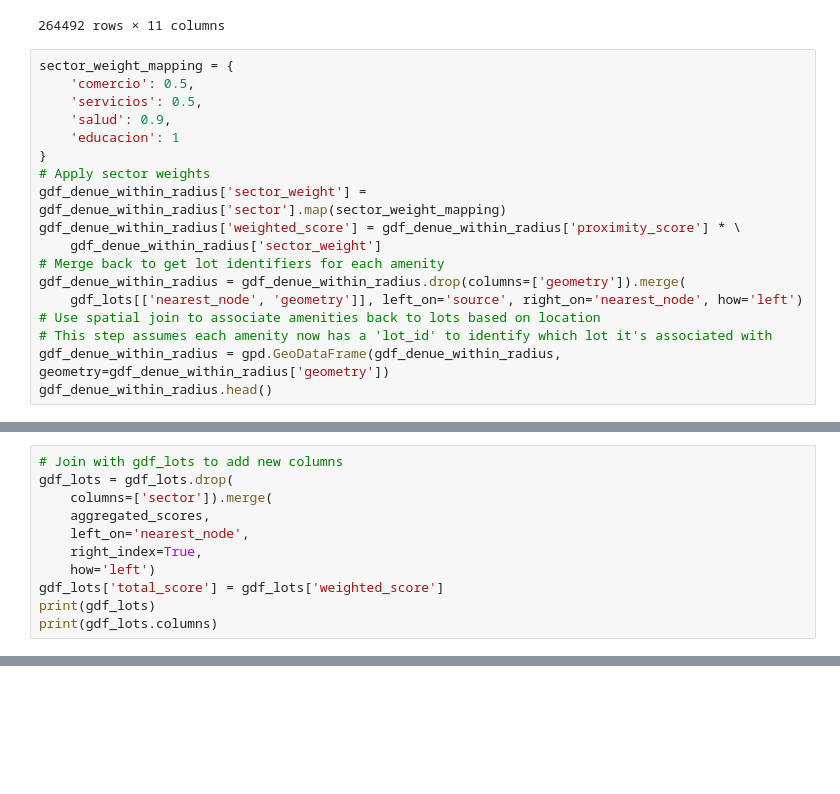
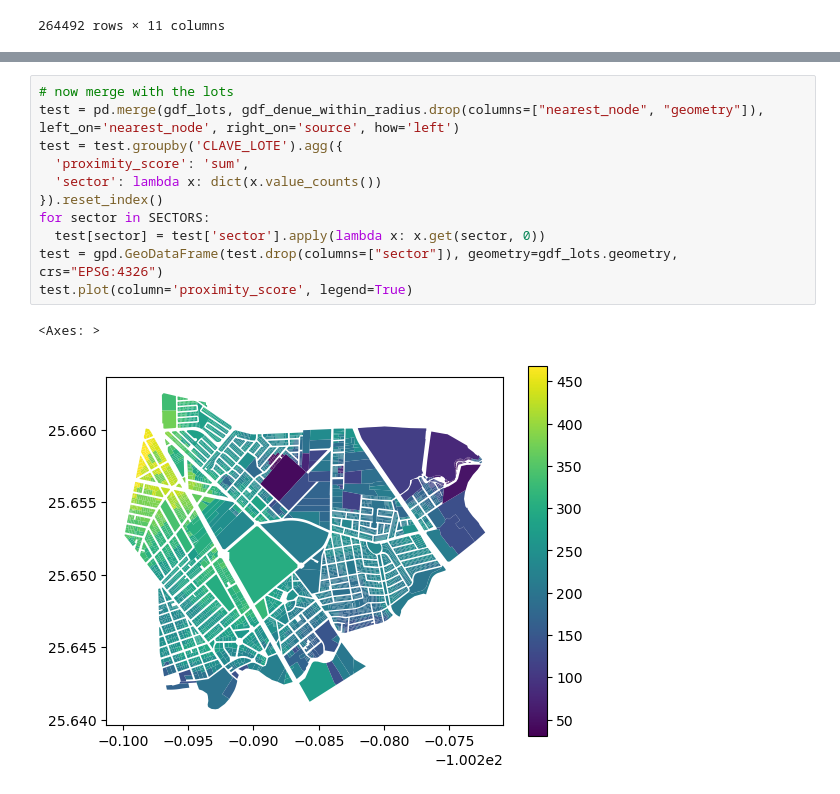
Before and after one commit to CentroFuturoCiudades/vivienda-api, a Jupyter notebook: notebooks/services2.ipynb, the cells around one changed output, grey strips where cells are left out. Drawn from its saved outputs; the diff is of its cells as text; blank space fills up the shorter version.

```diff
--- a/notebooks/services2.ipynb
+++ b/notebooks/services2.ipynb
@@ -78,21 +78,3 @@ gdf_denue_within_radius
 | 264490 | servicios | 2.5 | VULCANIZADORA SANCHEZ | 2010-07 | 811191 | POINT (-100.29839 25.65945) | 6990870395 | 7511829014 | 6990870395 | ... |
 | 264491 | servicios | 2.5 | VULCANIZADORA SANCHEZ | 2010-07 | 811191 | POINT (-100.29839 25.65945) | 6990870395 | 2378528849 | 6990870395 | ... |
 264492 rows × 11 columns
-# %%
-sector_weight_mapping = {
-    'comercio': 0.5,
-    'servicios': 0.5,
-    'salud': 0.9,
-    'educacion': 1
-}
-# Apply sector weights
-gdf_denue_within_radius['sector_weight'] = gdf_denue_within_radius['sector'].map(sector_weight_mapping)
-gdf_denue_within_radius['weighted_score'] = gdf_denue_within_radius['proximity_score'] * \
-    gdf_denue_within_radius['sector_weight']
-# Merge back to get lot identifiers for each amenity
-gdf_denue_within_radius = gdf_denue_within_radius.drop(columns=['geometry']).merge(
-    gdf_lots[['nearest_node', 'geometry']], left_on='source', right_on='nearest_node', how='left')
-# Use spatial join to associate amenities back to lots based on location
-# This step assumes each amenity now has a 'lot_id' to identify which lot it's associated with
-gdf_denue_within_radius = gpd.GeoDataFrame(gdf_denue_within_radius, geometry=gdf_denue_within_radius['geometry'])
-gdf_denue_within_radius.head()
@@ -119,11 +80,0 @@ IndentationError: expected an indented block after 'for' statement on line 7 (40
-# %%
-# Join with gdf_lots to add new columns
-gdf_lots = gdf_lots.drop(
-    columns=['sector']).merge(
-    aggregated_scores,
-    left_on='nearest_node',
-    right_index=True,
-    how='left')
-gdf_lots['total_score'] = gdf_lots['weighted_score']
-print(gdf_lots)
-print(gdf_lots.columns)
@@ -129,0 +97,14 @@ print(gdf_lots.columns)
+# %%
+# now merge with the lots
+test = pd.merge(gdf_lots, gdf_denue_within_radius.drop(columns=["nearest_node", "geometry"]), left_on='nearest_node', right_on='source', how='left')
+test = test.groupby('CLAVE_LOTE').agg({
+  'proximity_score': 'sum',
+  'sector': lambda x: dict(x.value_counts())
+}).reset_index()
+for sector in SECTORS:
+  test[sector] = test['sector'].apply(lambda x: x.get(sector, 0))
+test = gpd.GeoDataFrame(test.drop(columns=["sector"]), geometry=gdf_lots.geometry, crs="EPSG:4326")
+test.plot(column='proximity_score', legend=True)
+# %% [output]
+<Axes: >
+[figure, added]
```
Also changed, not shown: parts of 4 cells of this notebook, 12 other files.
